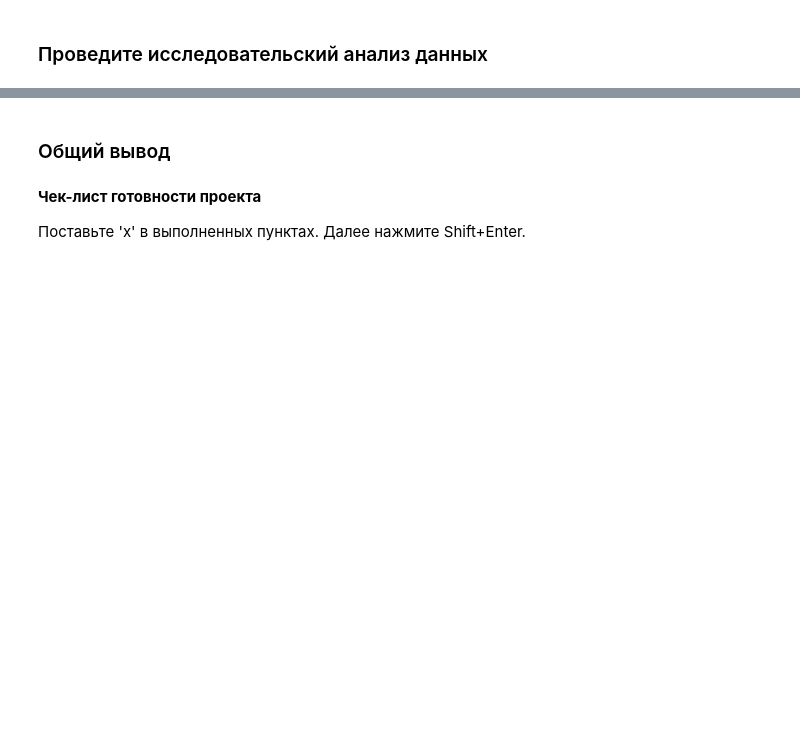
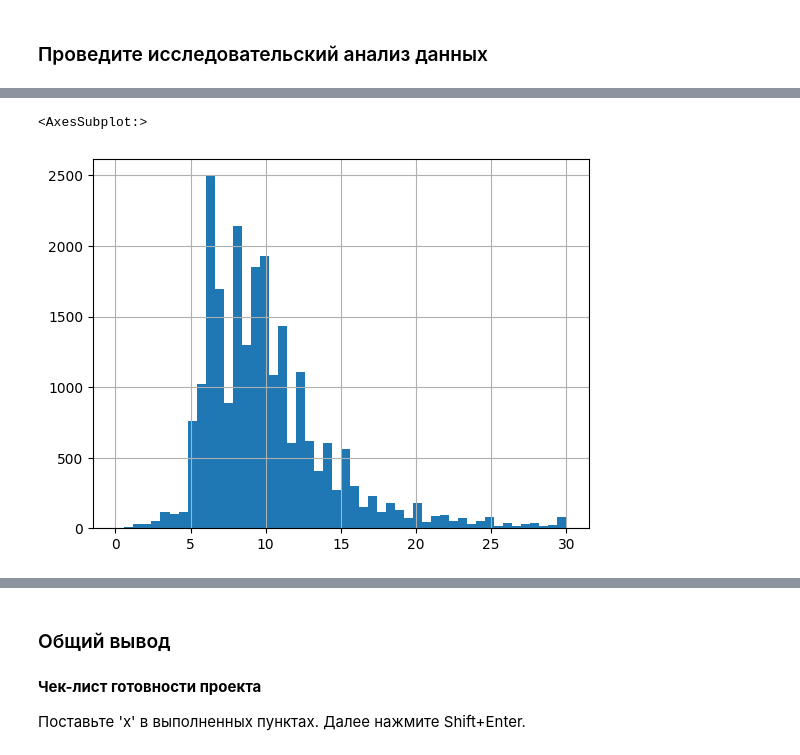
Before and after one commit to ndelenyan/practicum, a Jupyter notebook: sprint05/sprint05.ipynb, the cells around one changed output, grey strips where cells are left out. Cells and saved outputs as stored; diff of their text form; code cells hidden in the pictures; blank space fills up the shorter version.

```diff
--- a/sprint05/sprint05.ipynb
+++ b/sprint05/sprint05.ipynb
@@ -99,0 +369,5 @@ df.loc[df.balcony.isna(),'balcony'] = 0
+# %%
+df.kitchen_area.hist(range=(0, 30), bins=50)
+# %% [output]
+<AxesSubplot:>
+[figure, added]
```
Also changed, not shown: parts of 54 cells of this notebook.
